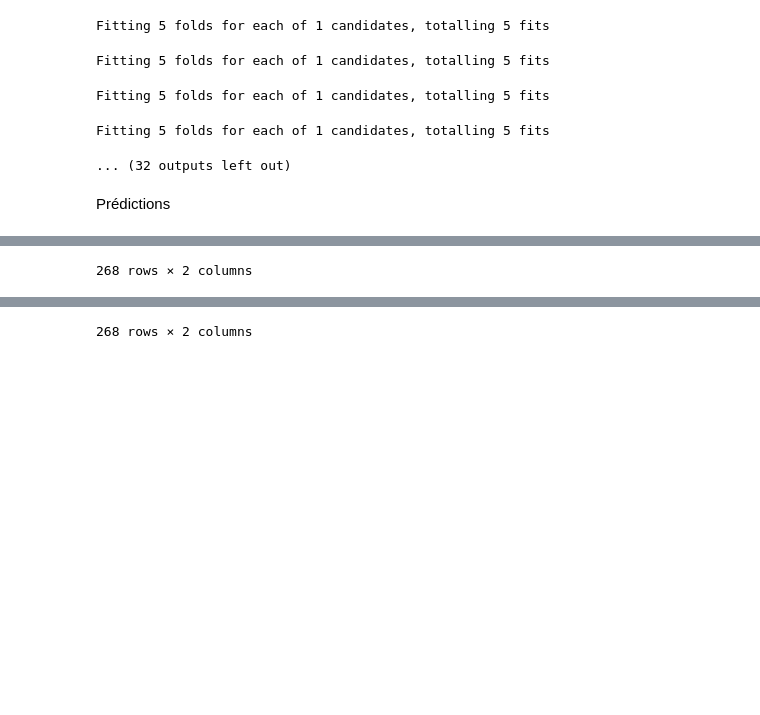
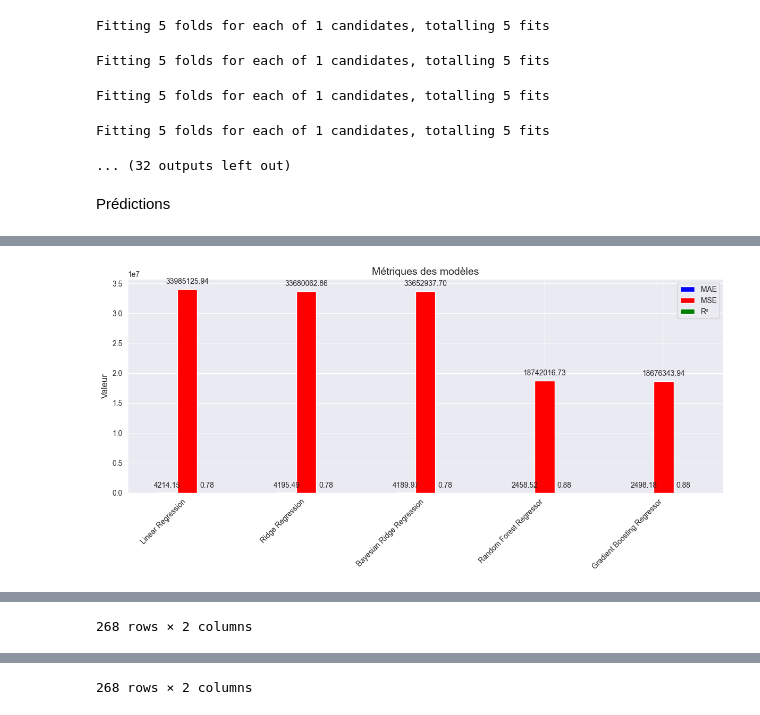
Before and after one commit to DahliaNoir71/MedicalCostPrediction, a Jupyter notebook: MedicalCostPrediction.ipynb, the cells around one changed output, grey strips where cells are left out. Saved outputs shown, nothing was run; the diff lists cells and outputs as text; code cells hidden in the pictures; blank space fills up the shorter version.

```diff
--- a/MedicalCostPrediction.ipynb
+++ b/MedicalCostPrediction.ipynb
@@ -555,21 +609,14 @@ Fitting 5 folds for each of 1 candidates, totalling 5 fits
 # %% [markdown]
 Prédictions
 # %%
-def predict_with_optimized_models(best_models, x_test, y_test):
-    """
-    Effectue des prédictions avec les modèles optimisés et compare les résultats pour chaque modèle.
+from sklearn.metrics import mean_absolute_error, mean_squared_error, r2_score
+import pandas as pd
+import matplotlib.pyplot as plt
 
-    Paramètres :
-        - best_models : Dictionnaire des modèles optimisés (nom -> modèle).
-        - x_test : Données de test (features).
-        - y_test : Données de test (cibles réelles).
-
-    Retourne :
-        - Dictionnaire des comparaisons des valeurs réelles et des prédictions pour chaque modèle.
-    """
+# Fonction pour prédire et comparer les résultats
+def predict_and_compare(best_models, x_test, y_test):
     comparisons = {}
 
-    # Pour chaque modèle optimisé
     for model_name, model in best_models.items():
         # Faire des prédictions avec le modèle
         predictions = model.predict(x_test)
@@ -579,17 +626,71 @@ def predict_with_optimized_models(best_models, x_test, y_test):
             'Valeurs réelles (y_test)': y_test,
             'Prédictions (y_pred)': predictions
         })
-
-        # Ajouter la comparaison au dictionnaire
         comparisons[model_name] = comparison
-
-        # Afficher la comparaison
-        print(f"\nComparaison pour {model_name} :")
-        display(comparison)
 
     return comparisons
 
+# Fonction pour calculer les métriques
+def calculate_metrics(best_models, x_test, y_test):
+    metrics_data = {}
 
-comparisons = predict_with_optimized_models(best_models, x_test_scaled, y_test)
-print(comparisons)
+    for model_name, model in best_models.items():
+        predictions = model.predict(x_test)
+
+        # Calcul des métriques
+        metrics = {
+            'MAE': mean_absolute_error(y_test, predictions),
+            'MSE': mean_squared_error(y_test, predictions),
+            'R²': r2_score(y_test, predictions)
+        }
+        metrics_data[model_name] = metrics
+
+    return metrics_data
+
+# Fonction pour afficher les résultats avec fond clair et couleurs des barres visibles
+def display_metrics(metrics_data):
+    # Convertir les métriques en DataFrame
+    metrics_df = pd.DataFrame(metrics_data).T
+
+    # Afficher un graphique en barres avec les métriques
+    plt.figure(figsize=(12, 6), facecolor='white')  # Changer le fond de la figure en blanc
+    ax = metrics_df.plot(kind='bar', color=['blue', 'red', 'green'], figsize=(12, 6))  # Changer les couleurs des barres
+    plt.title('Métriques des modèles', fontsize=14)
+    plt.ylabel('Valeur', fontsize=12)
+    plt.xticks(rotation=45, ha='right')
+    plt.legend(loc='upper right', fontsize=10)
+
+    # Affichage des valeurs sur chaque barre
+    for p in ax.patches:
+        ax.annotate(f'{p.get_height():.2f}', (p.get_x() + p.get_width() / 2., p.get_height()),
+                    xytext=(0, 5), textcoords='offset points', ha='center', va='bottom', fontsize=10)
+
+    plt.tight_layout()
+    plt.show()
+
+    # Affichage du tableau des métriques pour les modèles
+    print("\nMétriques des modèles :")
+    display(metrics_df)
+
+# Fonction principale qui combine prédiction, calcul des métriques et affichage
+def predict_with_optimized_models(best_models, x_test, y_test):
+    # Prédire et comparer les résultats
+    comparisons = predict_and_compare(best_models, x_test, y_test)
+
+    # Calculer les métriques
+    metrics_data = calculate_metrics(best_models, x_test, y_test)
+
+    # Afficher les résultats
+    display_metrics(metrics_data)
+
+    return comparisons, metrics_data
+
+# Utiliser la fonction principale
+comparisons, metrics_data = predict_with_optimized_models(best_models, x_test_scaled, y_test)
+
+# Afficher les comparaisons si nécessaire
+print("\nComparaison des prédictions avec les valeurs réelles :")
+for model_name, comparison in comparisons.items():
+    print(f"\n{model_name} :")
+    display(comparison)
 # %% [output]
@@ -596,0 +698 @@ Comparaison pour Linear Regression :
+[figure, added]
```
Also changed, not shown: parts of 9 cells of this notebook.
